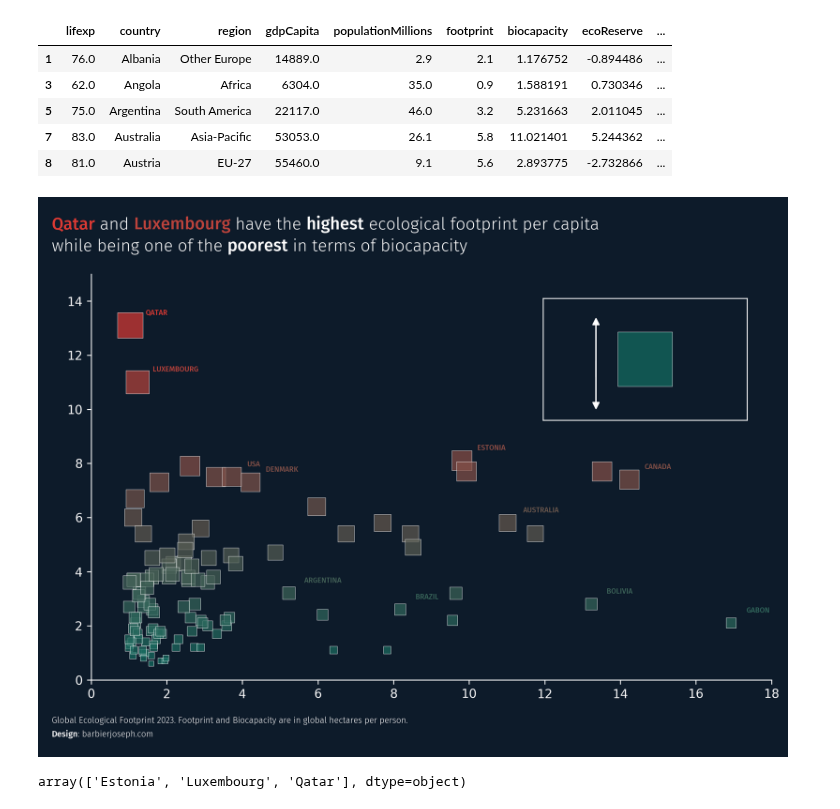
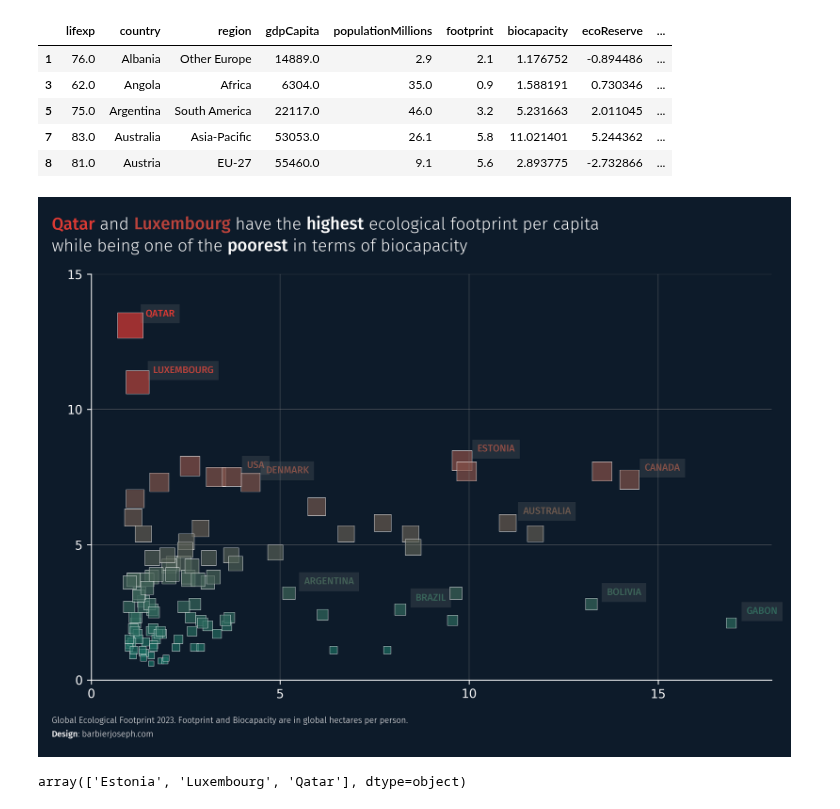
Before and after one commit to JosephBARBIERDARNAL/misc-dataviz, a Jupyter notebook: ecology-country/code.ipynb, the cells around one changed output. Saved outputs shown, nothing was run; the diff lists cells and outputs as text; code cells hidden in the pictures.

Commit message:
update bubble plot

```diff
--- a/ecology-country/code.ipynb
+++ b/ecology-country/code.ipynb
@@ -104,8 +104,12 @@ ax.spines[['top', 'right']].set_visible(False)
 ax.spines[['bottom', 'left']].set_color(text_color)
 ax.tick_params(axis='x', colors=text_color)
 ax.tick_params(axis='y', colors=text_color)
+ax.set_xticks([0, 5, 10, 15])
+ax.set_yticks([0, 5, 10, 15])
 ax.set_xlim(0, 18)
 ax.set_ylim(0, 15)
+
+ax.grid(color='grey', linestyle='-', linewidth=0.5, alpha=0.5)
 
 scatter = ax.scatter(
    data[x_col],
@@ -129,12 +133,13 @@ for country in countries_to_annote:
       x+0.4,
       y+0.6,
       country.upper(),
-      fontsize=6,
+      fontsize=8,
       font=bold_font,
       color=color,
       ha='left',
       va='top',
-      ax=ax
+      ax=ax,
+      bbox=dict(facecolor='grey', edgecolor='none', alpha=0.2)
    )
 
 # title
@@ -160,63 +165,62 @@ fig_text(
       {'font':bold_font},
    ],
    ax=ax
 )
 
 # credit and about
 text = """
 Global Ecological Footprint 2023. Footprint and Biocapacity are in global hectares per person.
 <Design>: barbierjoseph.com
 """
 fig_text(
    0.08,
    0.05,
    text,
    fontsize=7,
    font=font,
    color=text_color,
    ha='left',
    va='top',
    highlight_textprops=[
       {'font':bold_font}
    ],
    ax=ax
 )
 
-# legend
-subax = inset_axes(
-   parent_axes=ax,
-   width="30%",
-   height="30%",
-   loc=1,
-   borderpad=2
-)
-# plot qatar only
-qatar = data[data['country'] == 'Qatar']
-subax.scatter(
-   qatar[x_col],
-   qatar[y_col],
-   c=qatar[c],
-   s=2000,
-   cmap=cmap,
-   edgecolor='white',
-   alpha=0.7,
-   marker='s',
-   linewidth=0.4
-)
-subax.patch.set_alpha(0)
-subax.spines[['bottom', 'left', 'top', 'right']].set_color(text_color)
-subax.set_xticks([])
-subax.set_yticks([])
-
-# arrow in the legend
-draw_arrow(fig, (0.7, 0.68), (0.7, 0.8), color='white', radius=0)
-draw_arrow(fig, (0.7, 0.72), (0.7, 0.62), color='white', radius=0)
+# # legend
+# subax = inset_axes(
+#    parent_axes=ax,
+#    width="30%",
+#    height="30%",
+#    loc=1,
+#    borderpad=2
+# )
+# # plot qatar only
+# qatar = data[data['country'] == 'Qatar']
+# subax.scatter(
+#    qatar[x_col],
+#    qatar[y_col],
+#    c=qatar[c],
+#    s=2000,
+#    cmap=cmap,
+#    edgecolor='white',
+#    alpha=0.7,
+#    marker='s',
+#    linewidth=0.4
+# )
+# subax.patch.set_alpha(0)
+# subax.spines[['bottom', 'left', 'top', 'right']].set_color(text_color)
+# subax.set_xticks([])
+# subax.set_yticks([])
+# # arrow in the legend
+# draw_arrow(fig, (0.7, 0.68), (0.7, 0.8), color='white', radius=0)
+# draw_arrow(fig, (0.7, 0.72), (0.7, 0.62), color='white', radius=0)
 
 #plt.tight_layout()
 plt.savefig('scatterplot.png', bbox_inches='tight', dpi=300)
 plt.show()
 # %% [output]
-[figure, old version]
+[figure, new version]
 # %%
 data[(data[y_col] > 8)][['country', x_col, y_col]].country.values
 #data[(data[y_col] >6)][['country', x_col, y_col]]
```
Also changed, not shown: 1 other file.
